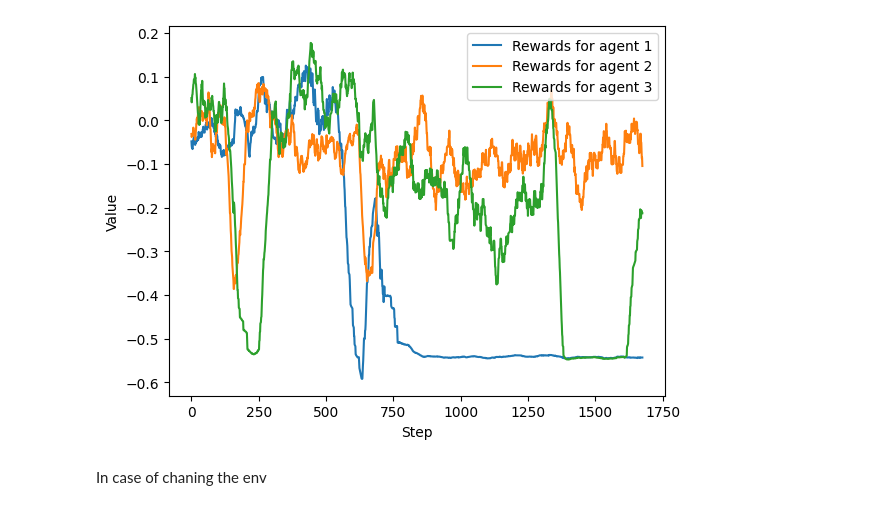
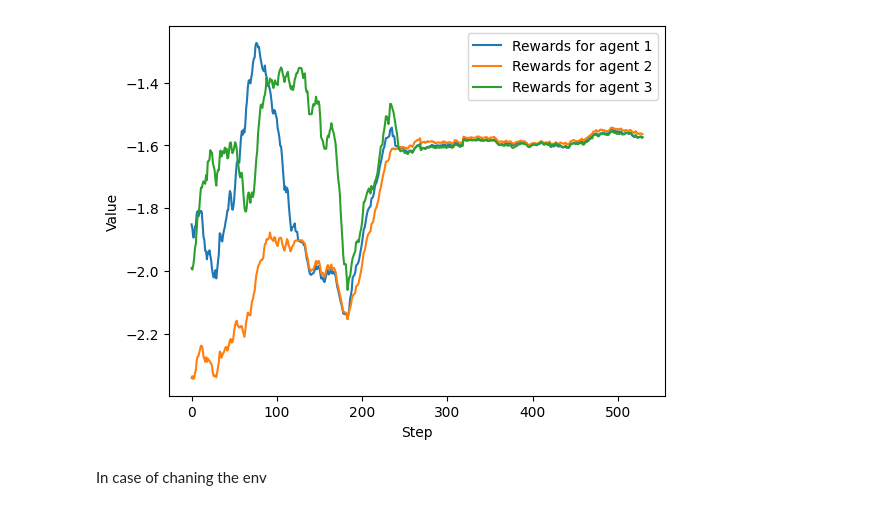
Before and after one commit to sensorlab/agent-edgeautoscaling, a Jupyter notebook: code/train_mdqn.ipynb, the cells around one changed output. Saved outputs shown, nothing was run; the diff lists cells and outputs as text; code cells hidden in the pictures.

```diff
--- a/code/train_mdqn.ipynb
+++ b/code/train_mdqn.ipynb
@@ -200,6 +201,6 @@ latenices_for_agent = []
 # in case of resetting
 # envs = [ElastisityEnv(i) for i in range(1, n_agents + 1)]
 # %%
-agent_rewards = [[] for _ in range(n_agents)]
+agent_ep_summed_rewards = [[] for _ in range(n_agents)]
 # %%
 # load the cluster
@@ -339 +369,8 @@ plt
 <module 'matplotlib.pyplot' from '/home/jprodanov/resource-elastisity-nancy/venv/lib/python3.10/site-packages/matplotlib/pyplot.py'>
+# %%
+for i, rewards in enumerate(agent_ep_summed_rewards):
+    plt.plot(rewards, label=f'Rewards for agent {i + 1}')
+plt.xlabel('Episode')
+plt.ylabel('Value')
+plt.legend()
+plt.show()
@@ -339,0 +381,16 @@ plt
+# %%
+import pandas as pd
+
+ep_summed_rewards_df = pd.read_csv('model_metric_data/ep_summed_rewards.csv')
+
+ep_latencies_df = pd.read_csv('model_metric_data/ep_latencies.csv')
+
+num_agents = 3
+agent_ep_summed_rewards = []
+for agent_idx in range(num_agents):
+    filename = f'model_metric_data/agent_{agent_idx}_ep_summed_rewards.csv'
+    agent_rewards_df = pd.read_csv(filename)
+    agent_ep_summed_rewards.append(agent_rewards_df)
+# %%
+for i in range(len(agent_ep_summed_rewards)):
+    plt.plot(agent_ep_summed_rewards[i]['Episode'], agent_ep_summed_rewards[i]['Reward'], label=f'Agent {i}')
@@ -340,17 +399,18 @@ plt
 # %%
 def moving_average(x, w):
     return np.convolve(x, np.ones(w), 'valid') / w
 
 window_size = 50
-for i, rewards in enumerate(agent_rewards):
+for i, rewards in enumerate(agents_step_reward):
     rewards_smooth = moving_average(rewards, window_size)
+    # rewards_smooth = rewards
     plt.plot(rewards_smooth, label=f'Rewards for agent {i + 1}')
 plt.xlabel('Step')
 plt.ylabel('Value')
 plt.legend()
 plt.show()
 # %% [output]
-[figure, old version]
+[figure, new version]
 # %% [markdown]
 In case of chaning the env
 # %%
```
Also changed, not shown: parts of 10 cells of this notebook, 2 other files.
